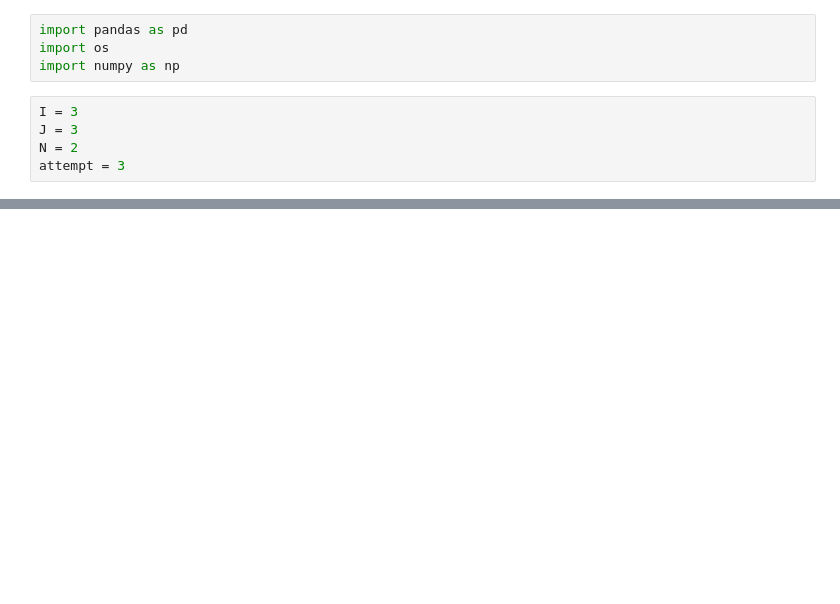
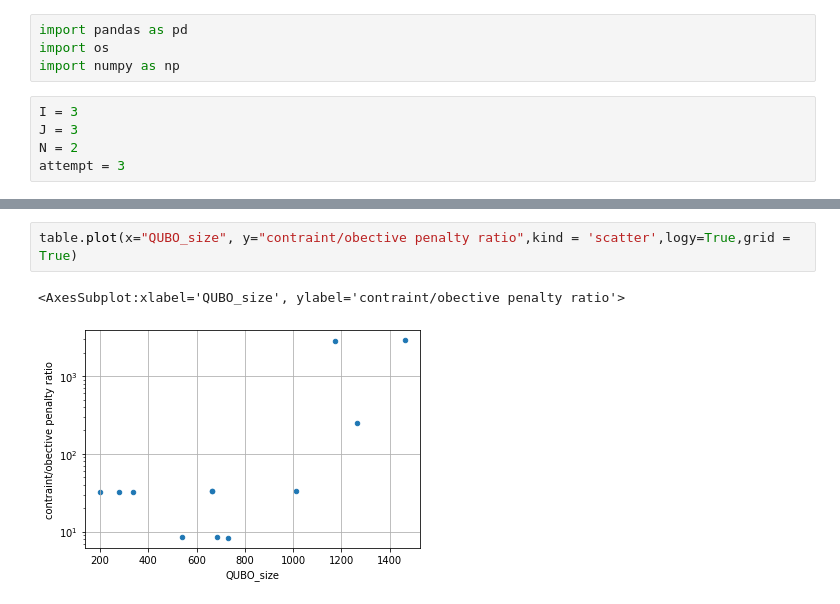
Before and after one commit to djzts/UoH_code, a Jupyter notebook: Wenlu/Table.ipynb, the cells around one changed output, grey strips where cells are left out. Cells and saved outputs as stored; diff of their text form; blank space fills up the shorter version.

```diff
--- a/Wenlu/Table.ipynb
+++ b/Wenlu/Table.ipynb
@@ -62,0 +69,5 @@ table
+# %%
+table.plot(x="QUBO_size", y="contraint/obective penalty ratio",kind = 'scatter',logy=True,grid = True)
+# %% [output]
+<AxesSubplot:xlabel='QUBO_size', ylabel='contraint/obective penalty ratio'>
+[figure, added]
```
Also changed, not shown: parts of 4 cells of this notebook, 53 other files.
